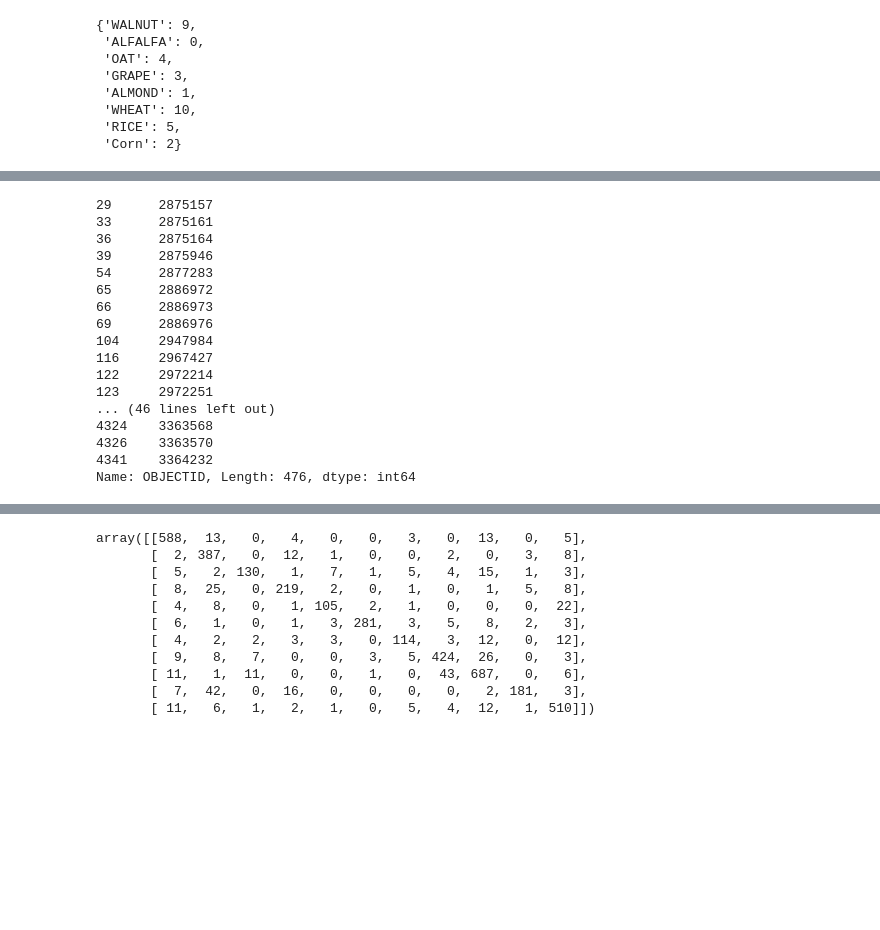
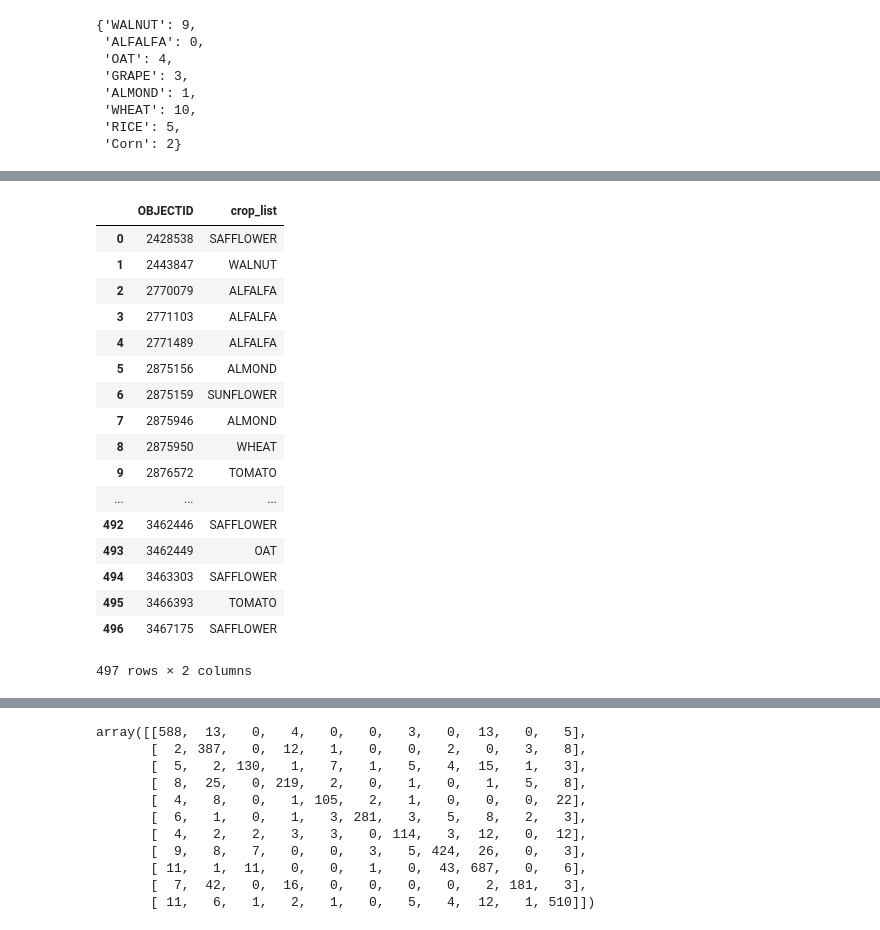
Before and after one commit to MarcelColvin/GeoSpatial-Classification, a Jupyter notebook: MakingAugustoClasses.ipynb, the cells around one changed output, grey strips where cells are left out. Drawn from its saved outputs; the diff is of its cells as text; code cells hidden in the pictures; blank space fills up the shorter version.

```diff
--- a/MakingAugustoClasses.ipynb
+++ b/MakingAugustoClasses.ipynb
@@ -313,23 +289,25 @@ print(RFC.score(X_test,Y_test))
 misclassified = np.where(Y_test != RFC.predict(X_test))
 # %%
 a = X_test.iloc[misclassified].index
-# %%
-Active.iloc[misclassified]["OBJECTID"]
-# %% [output]
-29      2875157
-33      2875161
-36      2875164
-39      2875946
-54      2877283
-65      2886972
-66      2886973
-69      2886976
-104     2947984
-116     2967427
-122     2972214
-123     2972251
-... (46 lines left out)
-4324    3363568
-4326    3363570
-4341    3364232
-Name: OBJECTID, Length: 476, dtype: int64
+# %%
+b = pd.DataFrame(lottacrop.iloc[misclassified][["OBJECTID", "crop_list"]]).reset_index(drop = True)
+b
+# %% [output]
+|  | OBJECTID | crop_list |
+| 0 | 2428538 | SAFFLOWER |
+| 1 | 2443847 | WALNUT |
+| 2 | 2770079 | ALFALFA |
+| 3 | 2771103 | ALFALFA |
+| 4 | 2771489 | ALFALFA |
+| 5 | 2875156 | ALMOND |
+| 6 | 2875159 | SUNFLOWER |
+| 7 | 2875946 | ALMOND |
+| 8 | 2875950 | WHEAT |
+| 9 | 2876572 | TOMATO |
+| ... | ... | ... |
+| 492 | 3462446 | SAFFLOWER |
+| 493 | 3462449 | OAT |
+| 494 | 3463303 | SAFFLOWER |
+| 495 | 3466393 | TOMATO |
+| 496 | 3467175 | SAFFLOWER |
+497 rows × 2 columns
```
Also changed, not shown: parts of 17 cells of this notebook.
